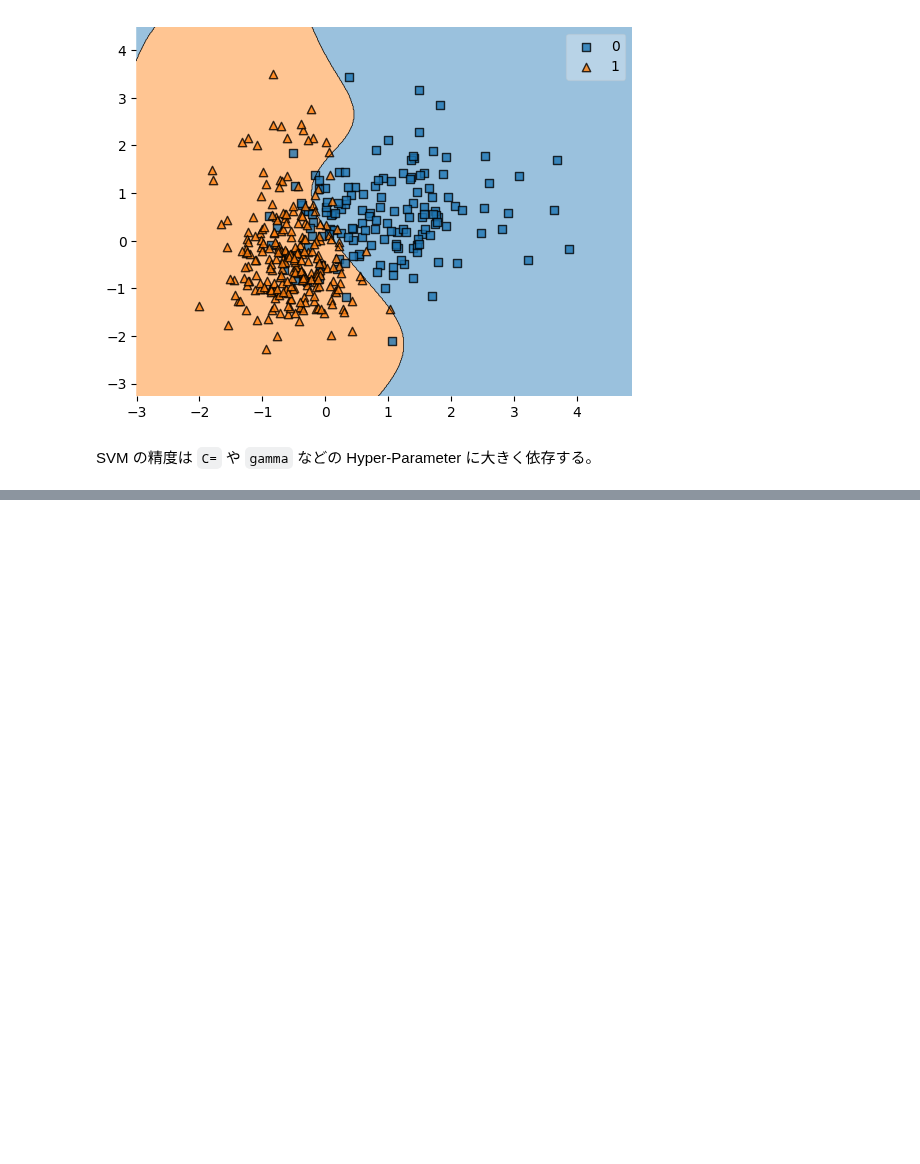
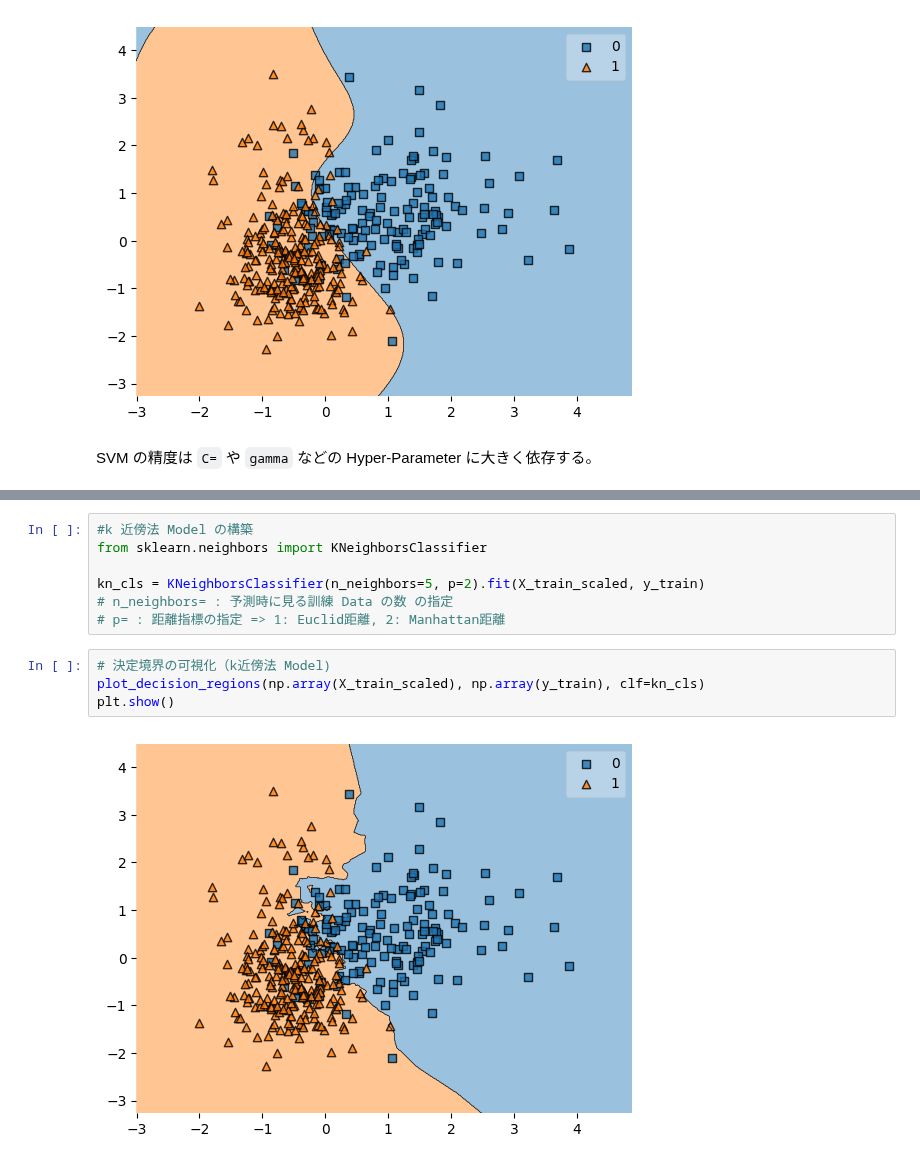
Before and after one commit to 1024xx4/ai_model_building_100, a Jupyter notebook: section07/section07.ipynb, the cells around one changed output, grey strips where cells are left out. Cells and saved outputs as stored; diff of their text form; blank space fills up the shorter version.

Commit message:
Build&Analy: K近傍法 Model を構築し、決定境界を可視化する#13

```diff
--- a/section07/section07.ipynb
+++ b/section07/section07.ipynb
@@ -233,0 +240,13 @@ SVM の精度は `C=` や `gamma` などの Hyper-Parameter に大きく依存
+# %%
+#k 近傍法 Model の構築
+from sklearn.neighbors import KNeighborsClassifier
+
+kn_cls = KNeighborsClassifier(n_neighbors=5, p=2).fit(X_train_scaled, y_train)
+# n_neighbors= : 予測時に見る訓練 Data の数 の指定
+# p= : 距離指標の指定 => 1: Euclid距離, 2: Manhattan距離
+# %%
+# 決定境界の可視化（k近傍法 Model)
+plot_decision_regions(np.array(X_train_scaled), np.array(y_train), clf=kn_cls)
+plt.show()
+# %% [output]
+[figure, added]
```
Also changed, not shown: parts of 2 cells of this notebook.
